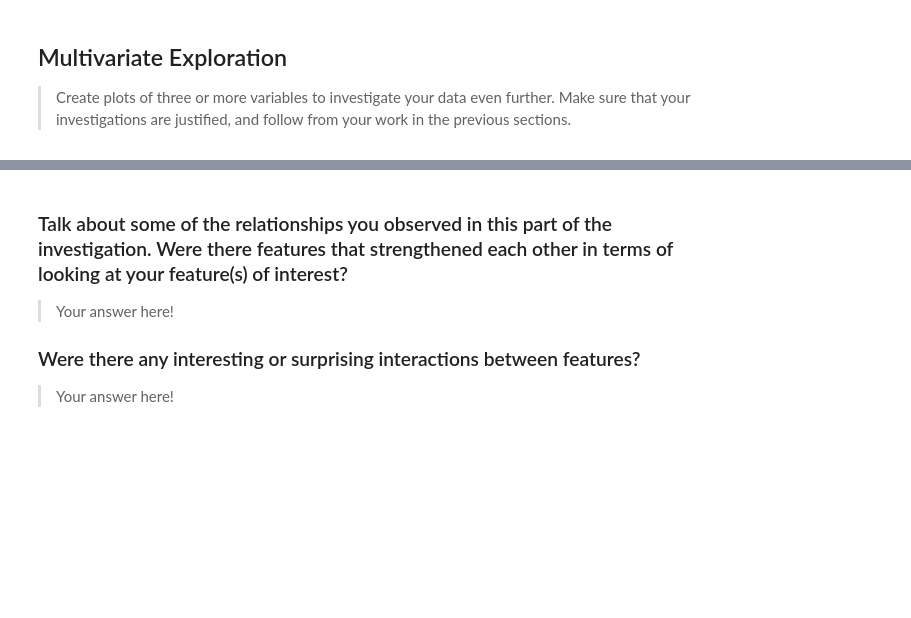
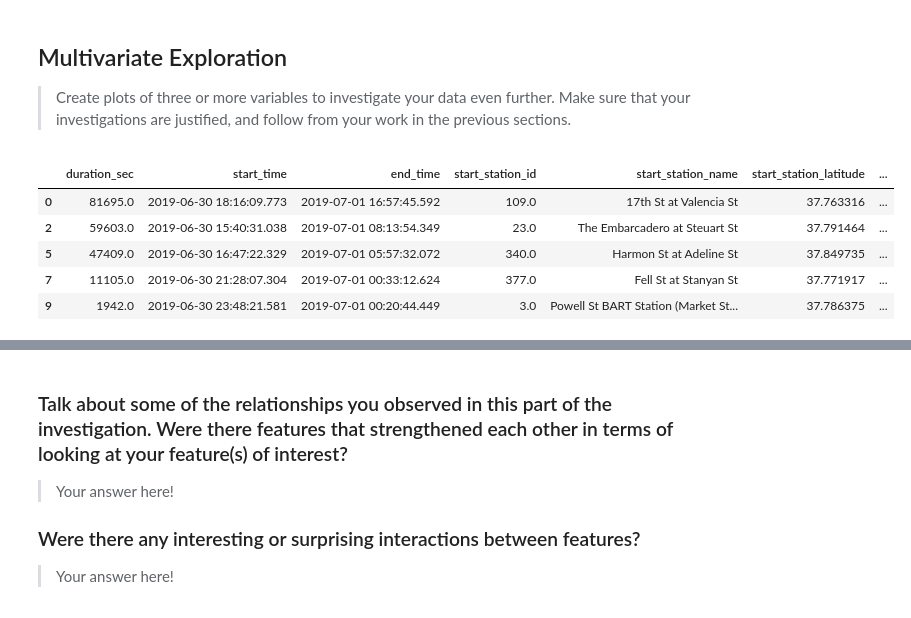
Before and after one commit to gautamgadiyar/Lyft-baywheels-analysis, a Jupyter notebook: Baywheels_data_investigation.ipynb, the cells around one changed output, grey strips where cells are left out. Saved outputs shown, nothing was run; the diff lists cells and outputs as text; code cells hidden in the pictures; blank space fills up the shorter version.

```diff
--- a/Baywheels_data_investigation.ipynb
+++ b/Baywheels_data_investigation.ipynb
@@ -658,3 +658,13 @@ ax.set(xlabel='Month', ylabel='Number of rides')
 > Create plots of three or more variables to investigate your data even
 further. Make sure that your investigations are justified, and follow from
 your work in the previous sections.
+# %%
+master_cleaned['duration_min'] = master_cleaned.duration_sec/60
+master_cleaned.head()
+# %% [output]
+|  | duration_sec | start_time | end_time | start_station_id | start_station_name | start_station_latitude | ... |
+| 0 | 81695.0 | 2019-06-30 18:16:09.773 | 2019-07-01 16:57:45.592 | 109.0 | 17th St at Valencia St | 37.763316 | ... |
+| 2 | 59603.0 | 2019-06-30 15:40:31.038 | 2019-07-01 08:13:54.349 | 23.0 | The Embarcadero at Steuart St | 37.791464 | ... |
+| 5 | 47409.0 | 2019-06-30 16:47:22.329 | 2019-07-01 05:57:32.072 | 340.0 | Harmon St at Adeline St | 37.849735 | ... |
+| 7 | 11105.0 | 2019-06-30 21:28:07.304 | 2019-07-01 00:33:12.624 | 377.0 | Fell St at Stanyan St | 37.771917 | ... |
+| 9 | 1942.0 | 2019-06-30 23:48:21.581 | 2019-07-01 00:20:44.449 | 3.0 | Powell St BART Station (Market St... | 37.786375 | ... |
```
Also changed, not shown: parts of 5 cells of this notebook.
